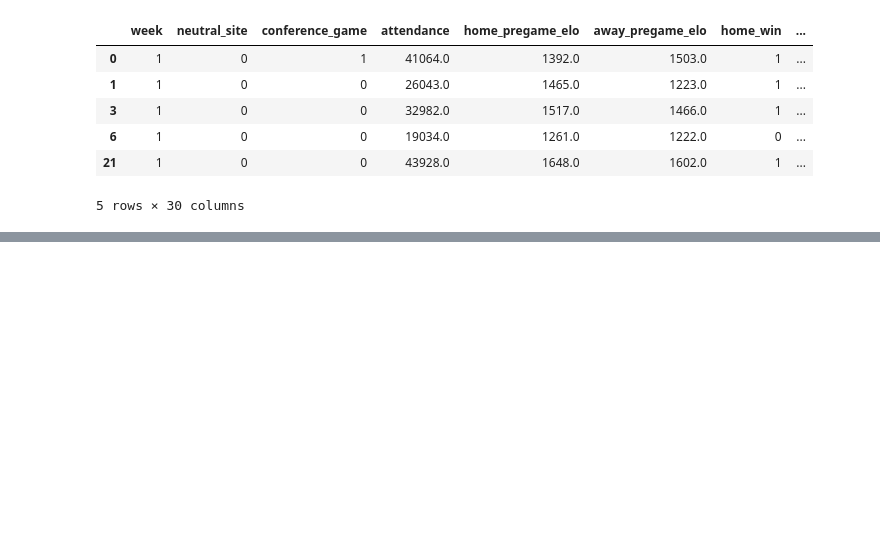
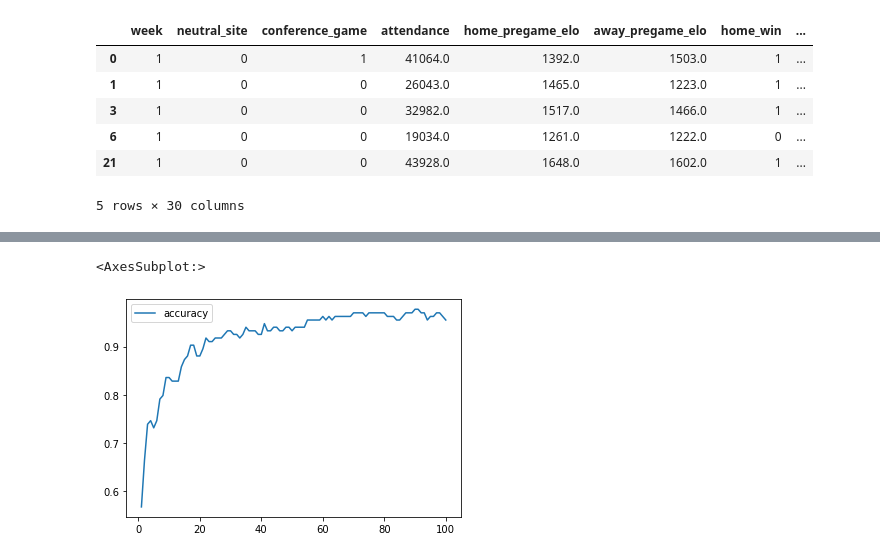
Before and after one commit to baumgartner-99/Team-7-Final-Project, a Jupyter notebook: NN_Learning_Predictions.ipynb, the cells around one changed output, grey strips where cells are left out. Saved outputs shown, nothing was run; the diff lists cells and outputs as text; code cells hidden in the pictures; blank space fills up the shorter version.

```diff
--- a/NN_Learning_Predictions.ipynb
+++ b/NN_Learning_Predictions.ipynb
@@ -206,0 +290,6 @@ merged_df.head()
+# %%
+# Plot the accuracy
+history_df.plot(y="accuracy")
+# %% [output]
+<AxesSubplot:>
+[figure, added]
```
Also changed, not shown: parts of 5 cells of this notebook.
